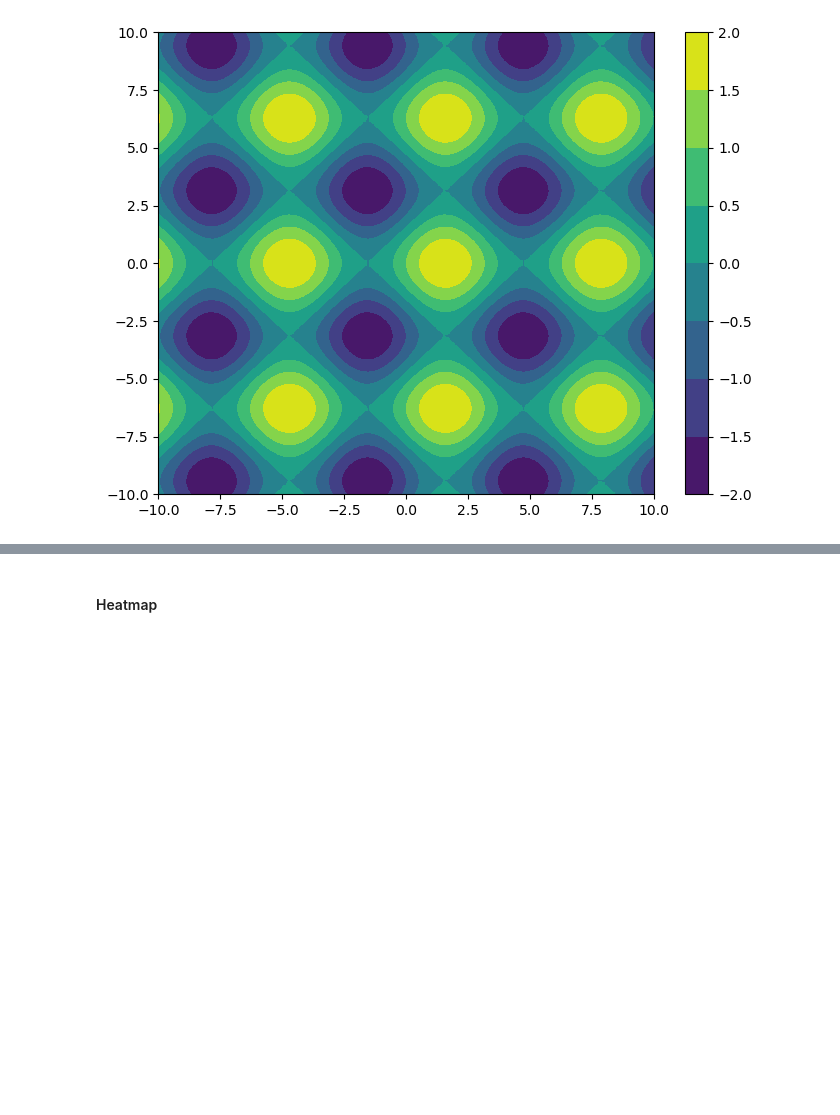
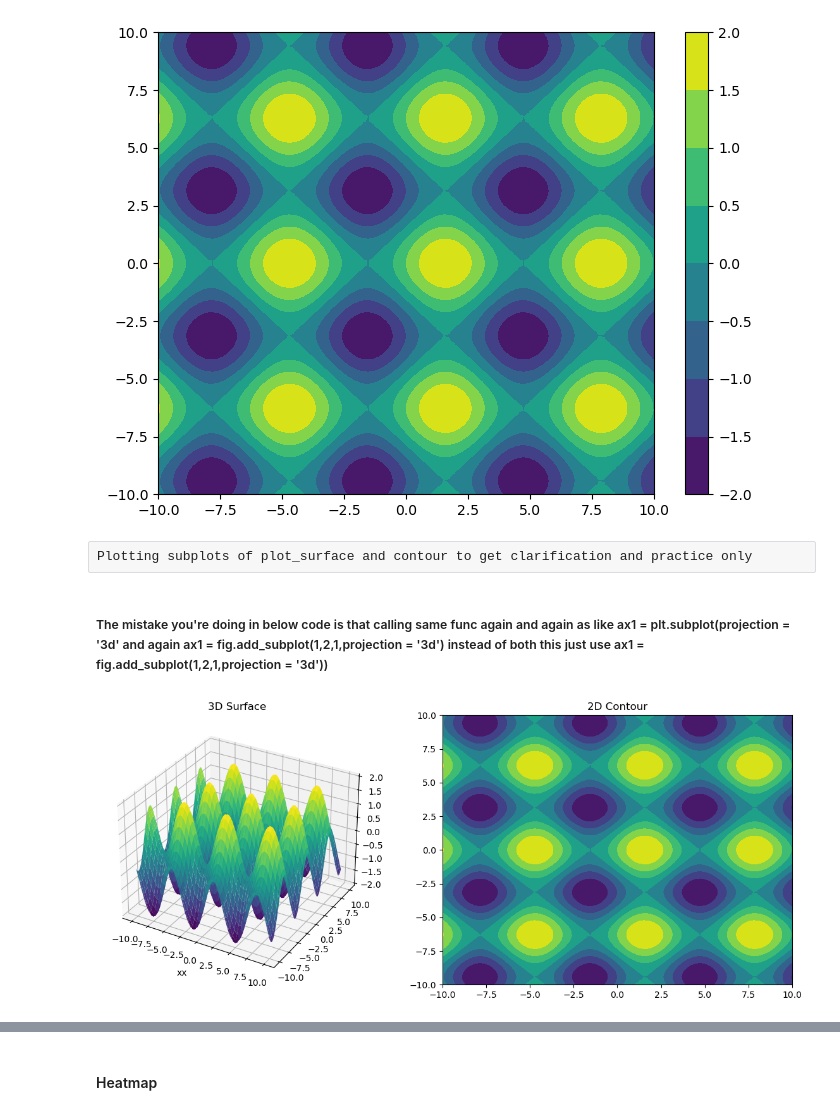
Before and after one commit to VidyanandYadav/Data-science-Journey, a Jupyter notebook: Session24_Advanced_Matplotlib.ipynb, the cells around one changed output, grey strips where cells are left out. Saved outputs shown, nothing was run; the diff lists cells and outputs as text; code cells hidden in the pictures; blank space fills up the shorter version.

```diff
--- a/Session24_Advanced_Matplotlib.ipynb
+++ b/Session24_Advanced_Matplotlib.ipynb
@@ -393,0 +392,24 @@ fig.colorbar(p)
+# %% [raw]
+Plotting subplots of plot_surface and contour to get clarification and practice only
+# %% [markdown]
+##### The mistake you're doing in below code is that calling same func again and again as like ax1 = plt.subplot(projection = '3d' and again ax1 = fig.add_subplot(1,2,1,projection = '3d') instead of both this just use ax1 = fig.add_subplot(1,2,1,projection = '3d'))
+# %%
+# Example 1 -->>
+fig = plt.figure(figsize = (12,5))
+
+ax1 = fig.add_subplot(1,2,1,projection = '3d')
+# ax1 = plt.subplot(projection = '3d')
+ax1.plot_surface(xx,yy,zz,cmap = 'viridis')
+ax1.set_title('3D Surface')
+ax1.set_xlabel('xx') # Same also for y and z axis
+
+ax2 = fig.add_subplot(1,2,2)
+# ax2 = plt.subplot()
+ax2.contourf(xx,yy,zz,cmap = 'viridis')
+ax2.set_title('2D Contour')
+
+# plt.colorbar(contour,ax = ax2) -->> store plot_surface in a variable contour then call contour and run this to add colorbar
+plt.tight_layout()
+plt.show()
+# %% [output]
+[figure, added]
```
Also changed, not shown: parts of 5 cells of this notebook.
